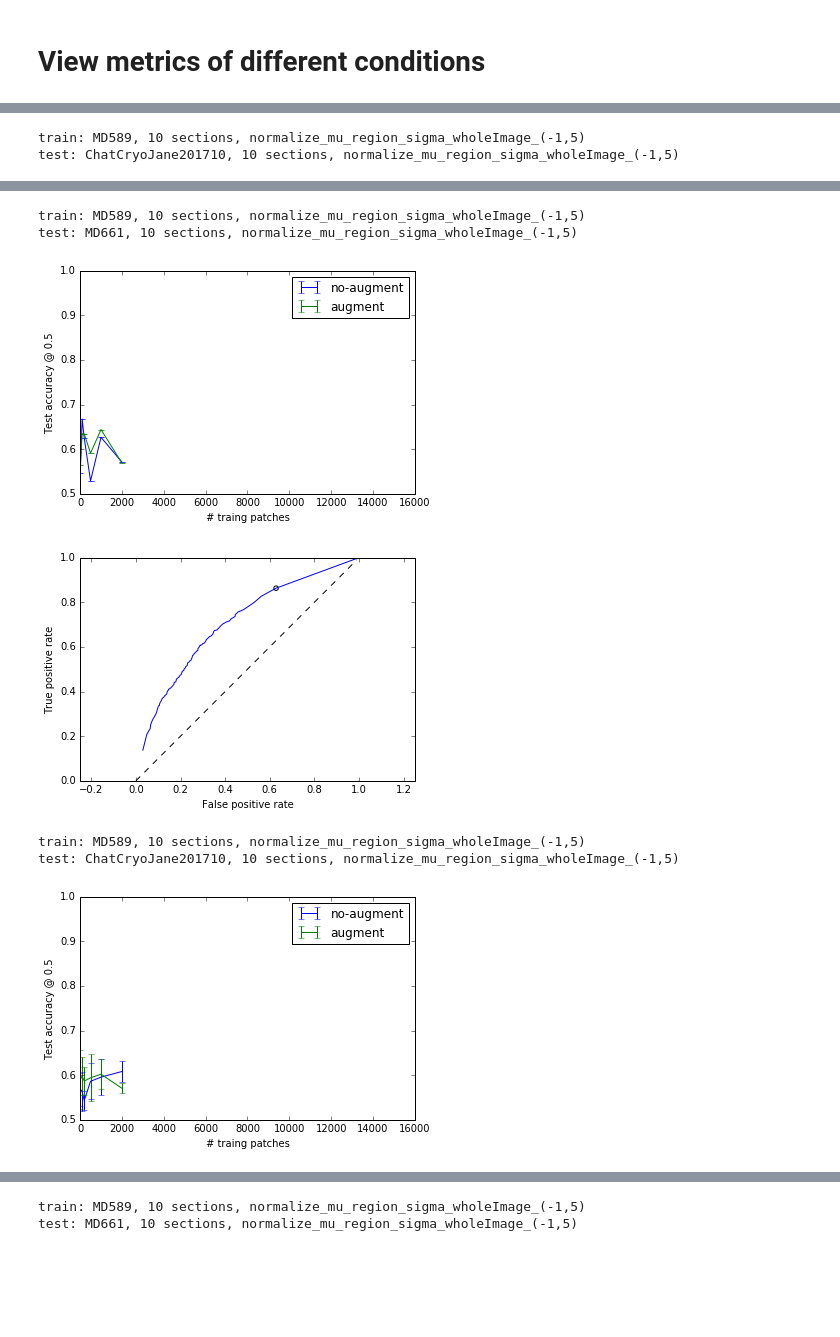
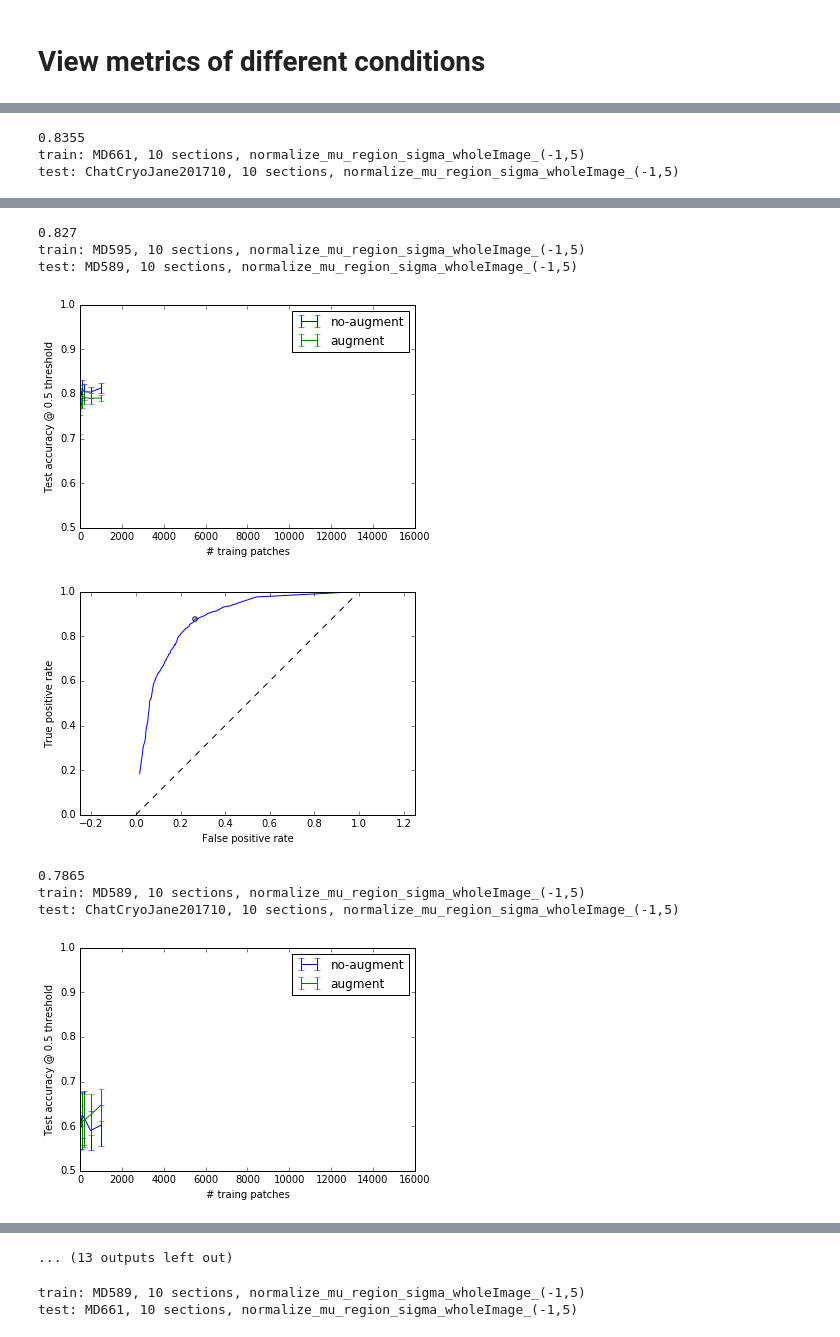
Before and after one commit to mistycheney/MouseBrainAtlas, a Jupyter notebook: learning/explore_normalization_effect_on_classifier_with_retrain_v2.ipynb, the cells around one changed output, grey strips where cells are left out. Cells and saved outputs as stored; diff of their text form; code cells hidden in the pictures; blank space fills up the shorter version.

```diff
--- a/learning/explore_normalization_effect_on_classifier_with_retrain_v2.ipynb
+++ b/learning/explore_normalization_effect_on_classifier_with_retrain_v2.ipynb
@@ -73,9 +73,9 @@ win_id = 5
 # %%
 # stacks = ['MD661', 'MD662']
 # stacks = ['MD661', 'ChatCryoJane201710']
-# stacks = ['MD589', 'MD594']
+stacks = ['MD595', 'MD589']
 # stacks = ['MD589', 'MD661']
-stacks = ['MD589', 'ChatCryoJane201710']
+# stacks = ['MD589', 'ChatCryoJane201710']
 # %%
 sample_locations_allStacks = {stack: grid_parameters_to_sample_locations(win_id_to_gridspec(win_id=5, stack=stack))
                               for stack in stacks}
@@ -94,9 +120,9 @@ sample_locations_allStacks = {stack: grid_parameters_to_sample_locations(win_id_
 # %%
-grid_indices_lookup_allStacks = {}
-for stack in stacks:
-    try:
-        grid_indices_lookup_allStacks[stack] = \
-        DataManager.load_annotation_to_grid_indices_lookup(stack=stack, win_id=win_id,
-                                                           by_human=True, timestamp='latest')
-    except:
-        sys.stderr.write("Fail to load annotation grid lookup for %s.\n" % stack)
+# grid_indices_lookup_allStacks = {}
+# for stack in stacks:
+#     try:
+#         grid_indices_lookup_allStacks[stack] = \
+#         DataManager.load_annotation_to_grid_indices_lookup(stack=stack, win_id=win_id,
+#                                                            by_human=True, timestamp='latest')
+#     except:
+#         sys.stderr.write("Fail to load annotation grid lookup for %s.\n" % stack)
@@ -356,10 +377,12 @@ negative_labels = get_negative_labels(structure, 'neg_has_all_surround', margin_
 # %%
 DataManager.enable_image_cache()
 # %%
-train_stack = 'MD589'
+train_stack = 'MD595'
+# train_stack = 'MD585'
 # train_stack = 'MD661'
 
-test_stack = 'ChatCryoJane201710'
+test_stack = 'MD589'
+# test_stack = 'ChatCryoJane201710'
 # test_stack = 'MD661'
 
 q = address_label_df_allStacks[address_label_df_allStacks[positive_labels].any(axis=1)]
@@ -976,7 +1002,7 @@ for fn in os.listdir(os.path.join(ROOT_DIR + '/assessment_results_v2')):
     print 'test: %s, %d sections, %s' % (res['test_stack'], res['n_test_sections'], res['test_scheme'])
 
 #         plot_result_wrt_ntrain(extract_one_metric(res['test_metrics_all_ntrain'], 'auroc'), ylabel='Area under ROC')
-    plot_result_wrt_ntrain(extract_one_metric(res['test_metrics_all_ntrain'], 'acc', 0.5), ylabel='Test accuracy @ 0.5')
+    plot_result_wrt_ntrain(extract_one_metric(res['test_metrics_all_ntrain'], 'acc', 0.5), ylabel='Test accuracy @ 0.5 threshold')
 
     plot_roc_curve(res['test_metrics_all_ntrain'][1000][('normalize_mu_region_sigma_wholeImage_(-1,5)',
               'augment')][0]['fp'],
@@ -984,4 +1010,6 @@ for fn in os.listdir(os.path.join(ROOT_DIR + '/assessment_results_v2')):
               'augment')][0]['tp'],
               res['test_metrics_all_ntrain'][1000][('normalize_mu_region_sigma_wholeImage_(-1,5)',
               'augment')][0]['opt_thresh']);
+    print res['test_metrics_all_ntrain'][1000][('normalize_mu_region_sigma_wholeImage_(-1,5)',
+              'augment')][0]['acc'][0.5]
 # %% [output]
@@ -992,2 +1020,3 @@ test: ChatCryoJane201710, 10 sections, normalize_mu_region_sigma_wholeImage_(-1,
-train: MD589, 10 sections, normalize_mu_region_sigma_wholeImage_(-1,5)
+0.8355
+train: MD661, 10 sections, normalize_mu_region_sigma_wholeImage_(-1,5)
 test: ChatCryoJane201710, 10 sections, normalize_mu_region_sigma_wholeImage_(-1,5)
@@ -996,7 +1025,9 @@ test: ChatCryoJane201710, 10 sections, normalize_mu_region_sigma_wholeImage_(-1,
-train: MD589, 10 sections, normalize_mu_region_sigma_wholeImage_(-1,5)
-test: MD661, 10 sections, normalize_mu_region_sigma_wholeImage_(-1,5)
+0.827
+train: MD595, 10 sections, normalize_mu_region_sigma_wholeImage_(-1,5)
+test: MD589, 10 sections, normalize_mu_region_sigma_wholeImage_(-1,5)
-[figure, old version]
+[figure, new version]
-[figure, old version]
+[figure, new version]
+0.7865
 train: MD589, 10 sections, normalize_mu_region_sigma_wholeImage_(-1,5)
 test: ChatCryoJane201710, 10 sections, normalize_mu_region_sigma_wholeImage_(-1,5)
-[figure, old version]
+[figure, new version]
@@ -1004,3 +1035,4 @@ test: ChatCryoJane201710, 10 sections, normalize_mu_region_sigma_wholeImage_(-1,
+... (13 outputs left out)
 # %%
 for fn in os.listdir(os.path.join(ROOT_DIR + '/assessment_results')):
     fp = os.path.join(ROOT_DIR + '/assessment_results', fn)
```
Also changed, not shown: parts of 11 cells of this notebook, 8 other files.
